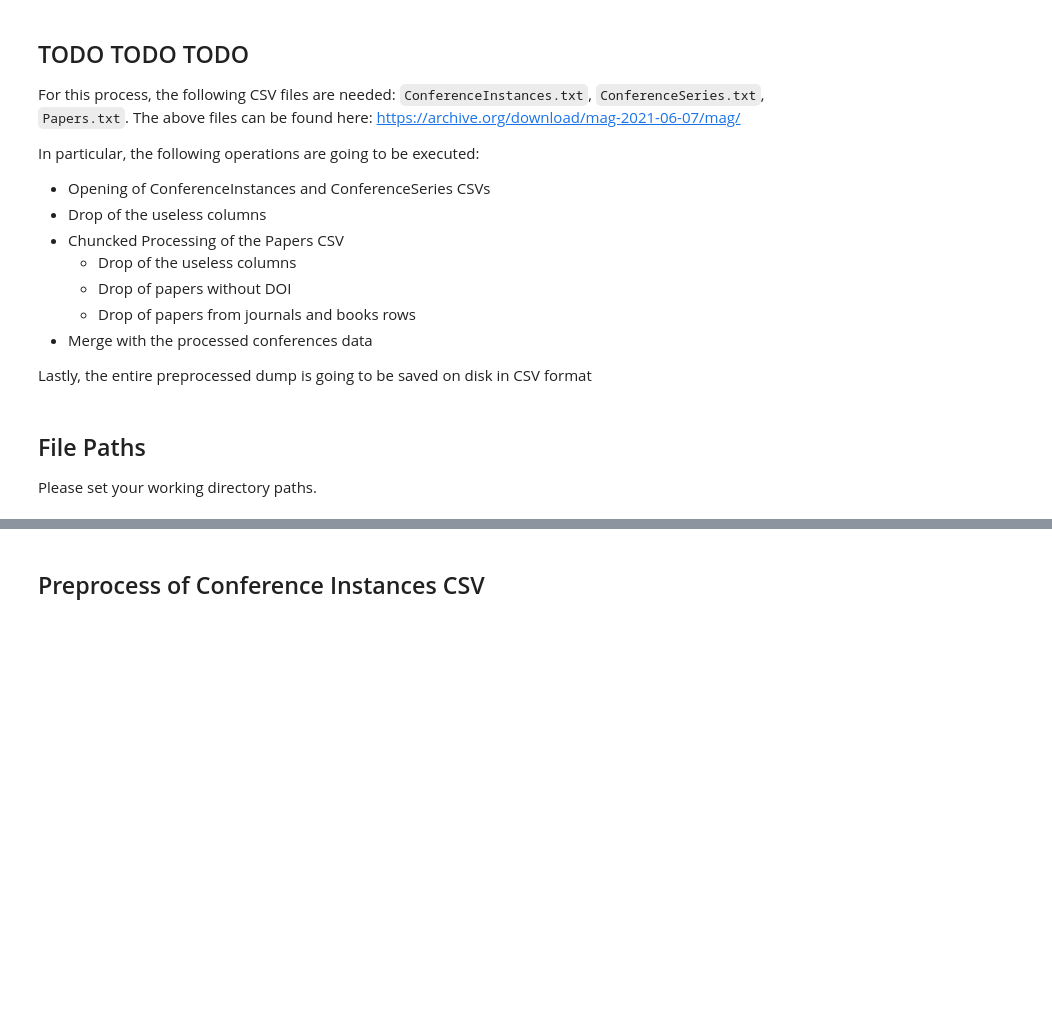
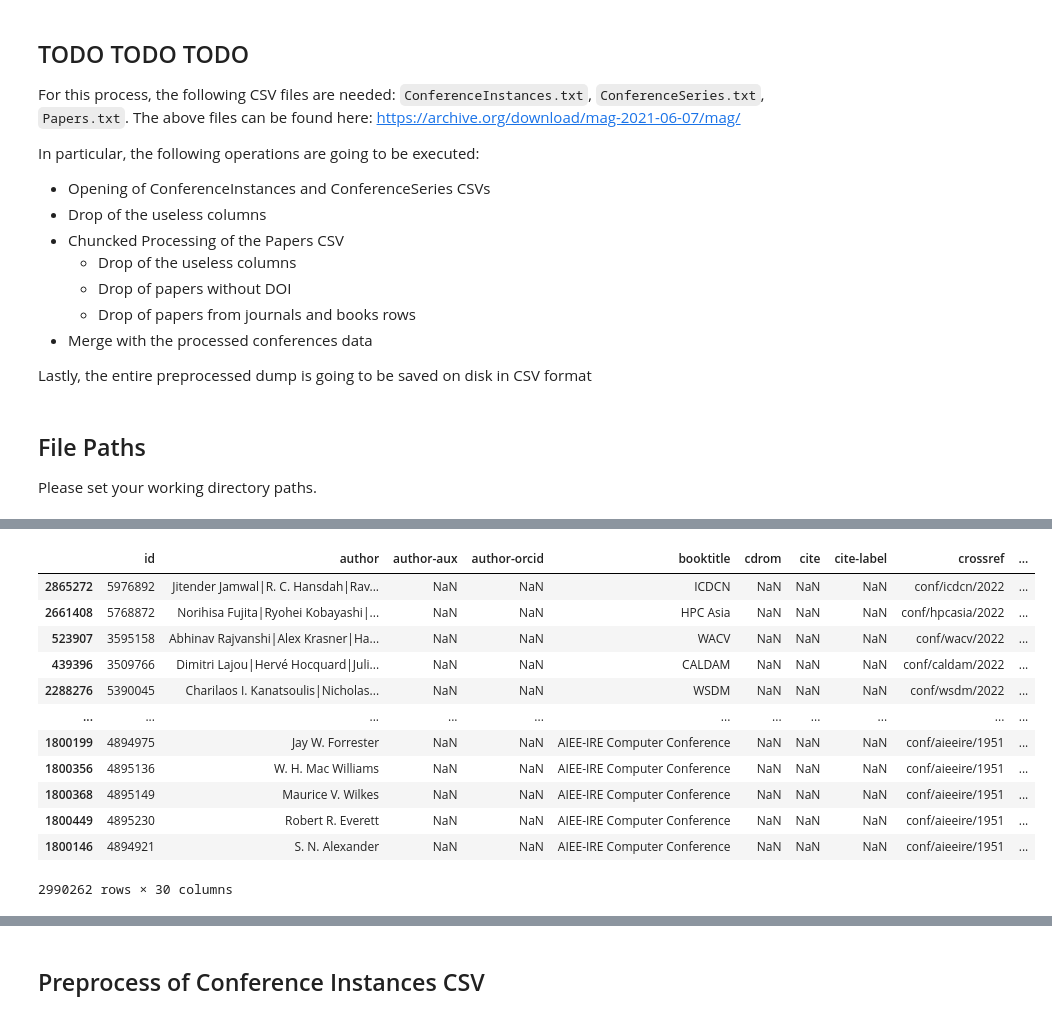
Before and after one commit to MarcoTerzulli/conftur_terzulli, a Jupyter notebook: Pipeline Citation Dumps Preprocess/preprocess_dblp_alpha_1.ipynb, the cells around one changed output, grey strips where cells are left out. Cells and saved outputs as stored; diff of their text form; code cells hidden in the pictures; blank space fills up the shorter version.

```diff
--- a/Pipeline Citation Dumps Preprocess/preprocess_dblp_alpha_1.ipynb
+++ b/Pipeline Citation Dumps Preprocess/preprocess_dblp_alpha_1.ipynb
@@ -54,0 +144,17 @@ preprocessed_papers_csv_path = r'/Users/marcoterzulli/File/Scuola Local/Magistra
+# %%
+df_dblp_raw = df_dblp_raw.sort_values(by='year', ascending=False)
+df_dblp_raw
+# %% [output]
+|  | id | author | author-aux | author-orcid | booktitle | cdrom | cite | cite-label | crossref | ... |
+| 2865272 | 5976892 | Jitender Jamwal|R. C. Hansdah|Rav... | NaN | NaN | ICDCN | NaN | NaN | NaN | conf/icdcn/2022 | ... |
+| 2661408 | 5768872 | Norihisa Fujita|Ryohei Kobayashi|... | NaN | NaN | HPC Asia | NaN | NaN | NaN | conf/hpcasia/2022 | ... |
+| 523907 | 3595158 | Abhinav Rajvanshi|Alex Krasner|Ha... | NaN | NaN | WACV | NaN | NaN | NaN | conf/wacv/2022 | ... |
+| 439396 | 3509766 | Dimitri Lajou|Hervé Hocquard|Juli... | NaN | NaN | CALDAM | NaN | NaN | NaN | conf/caldam/2022 | ... |
+| 2288276 | 5390045 | Charilaos I. Kanatsoulis|Nicholas... | NaN | NaN | WSDM | NaN | NaN | NaN | conf/wsdm/2022 | ... |
+| ... | ... | ... | ... | ... | ... | ... | ... | ... | ... | ... |
+| 1800199 | 4894975 | Jay W. Forrester | NaN | NaN | AIEE-IRE Computer Conference | NaN | NaN | NaN | conf/aieeire/1951 | ... |
+| 1800356 | 4895136 | W. H. Mac Williams | NaN | NaN | AIEE-IRE Computer Conference | NaN | NaN | NaN | conf/aieeire/1951 | ... |
+| 1800368 | 4895149 | Maurice V. Wilkes | NaN | NaN | AIEE-IRE Computer Conference | NaN | NaN | NaN | conf/aieeire/1951 | ... |
+| 1800449 | 4895230 | Robert R. Everett | NaN | NaN | AIEE-IRE Computer Conference | NaN | NaN | NaN | conf/aieeire/1951 | ... |
+| 1800146 | 4894921 | S. N. Alexander | NaN | NaN | AIEE-IRE Computer Conference | NaN | NaN | NaN | conf/aieeire/1951 | ... |
+2990262 rows × 30 columns
```
Also changed, not shown: parts of 13 cells of this notebook, 2 other files.
